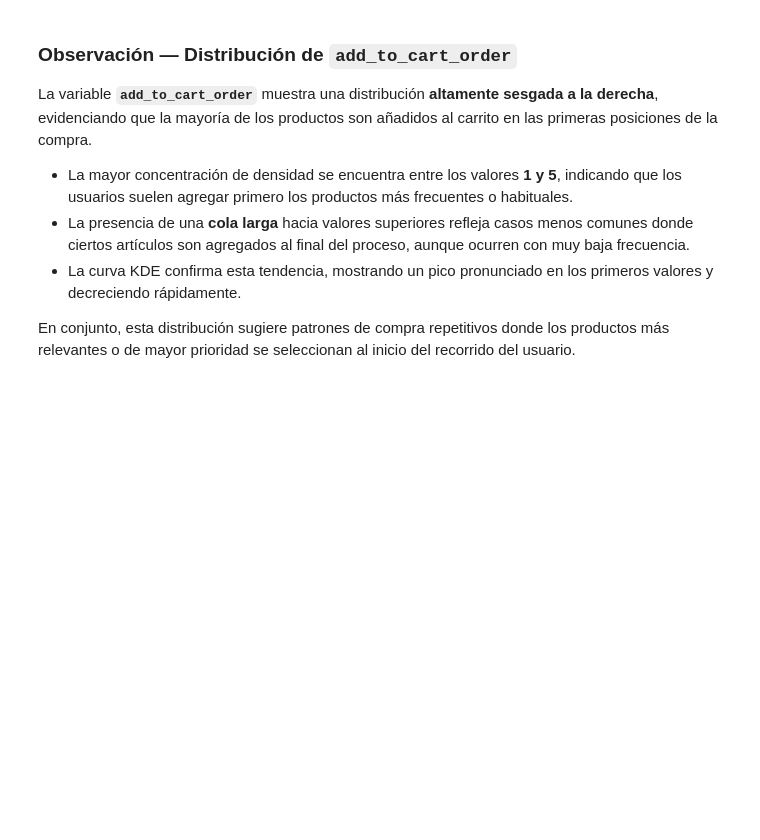
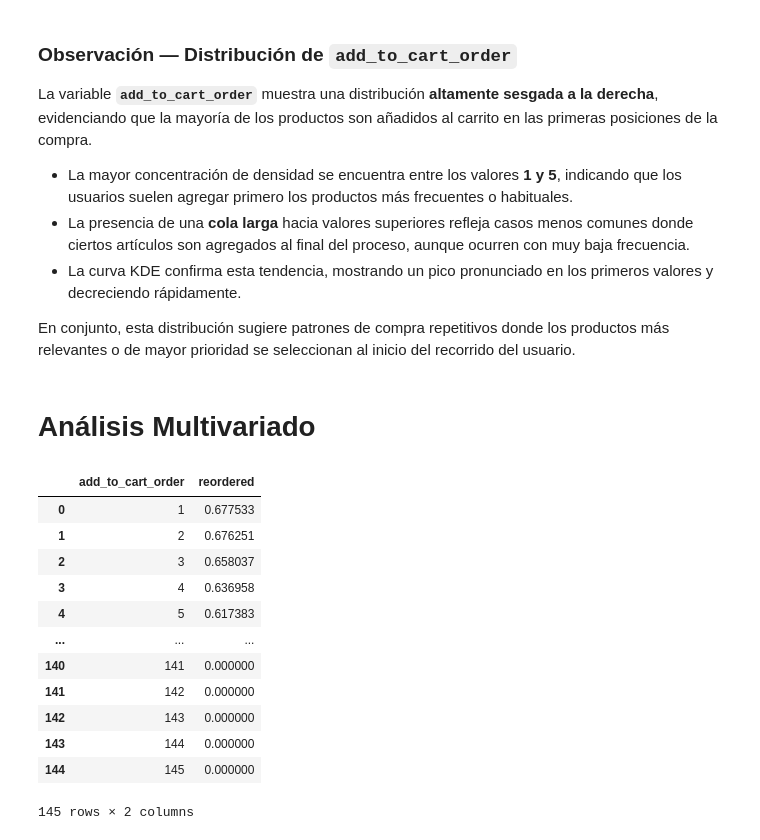
Before and after one commit to JohanDScience/EDA-Instacart, a Jupyter notebook: analisis_EDA.ipynb, the cells around one changed output. Drawn from its saved outputs; the diff is of its cells as text; code cells hidden in the pictures; blank space fills up the shorter version.

```diff
--- a/analisis_EDA.ipynb
+++ b/analisis_EDA.ipynb
@@ -582,3 +582,23 @@ La variable **`add_to_cart_order`** muestra una distribución **altamente sesgad
 - La curva KDE confirma esta tendencia, mostrando un pico pronunciado en los primeros valores y decreciendo rápidamente.
 
 En conjunto, esta distribución sugiere patrones de compra repetitivos donde los productos más relevantes o de mayor prioridad se seleccionan al inicio del recorrido del usuario.
+# %% [markdown]
+# Análisis Multivariado
+# %%
+# Calcular tasa de reorder por posición del carrito
+cart_reorder = df_order_products_prior.groupby("add_to_cart_order")["reordered"].mean().reset_index()
+cart_reorder
+# %% [output]
+|  | add_to_cart_order | reordered |
+| 0 | 1 | 0.677533 |
+| 1 | 2 | 0.676251 |
+| 2 | 3 | 0.658037 |
+| 3 | 4 | 0.636958 |
+| 4 | 5 | 0.617383 |
+| ... | ... | ... |
+| 140 | 141 | 0.000000 |
+| 141 | 142 | 0.000000 |
+| 142 | 143 | 0.000000 |
+| 143 | 144 | 0.000000 |
+| 144 | 145 | 0.000000 |
+145 rows × 2 columns
```
Also changed, not shown: parts of 8 cells of this notebook.
